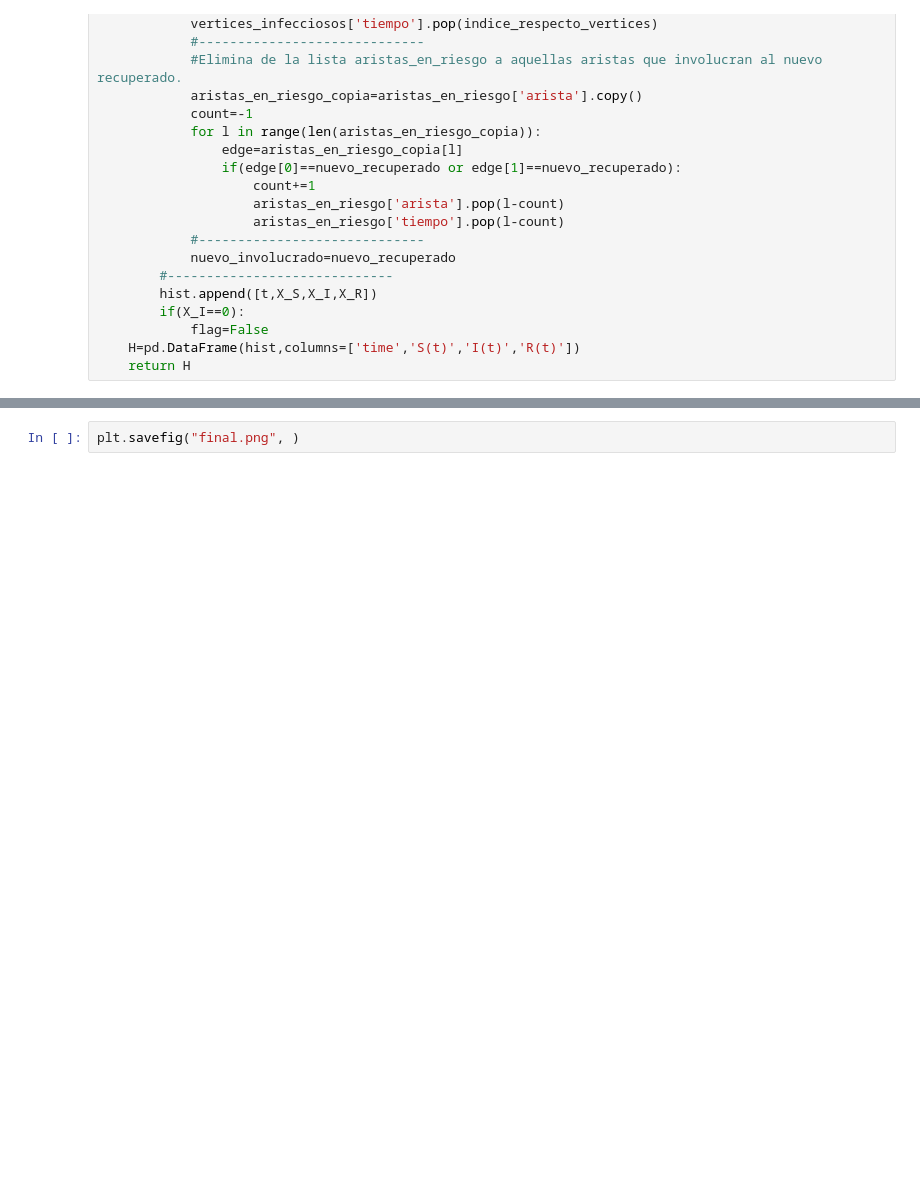
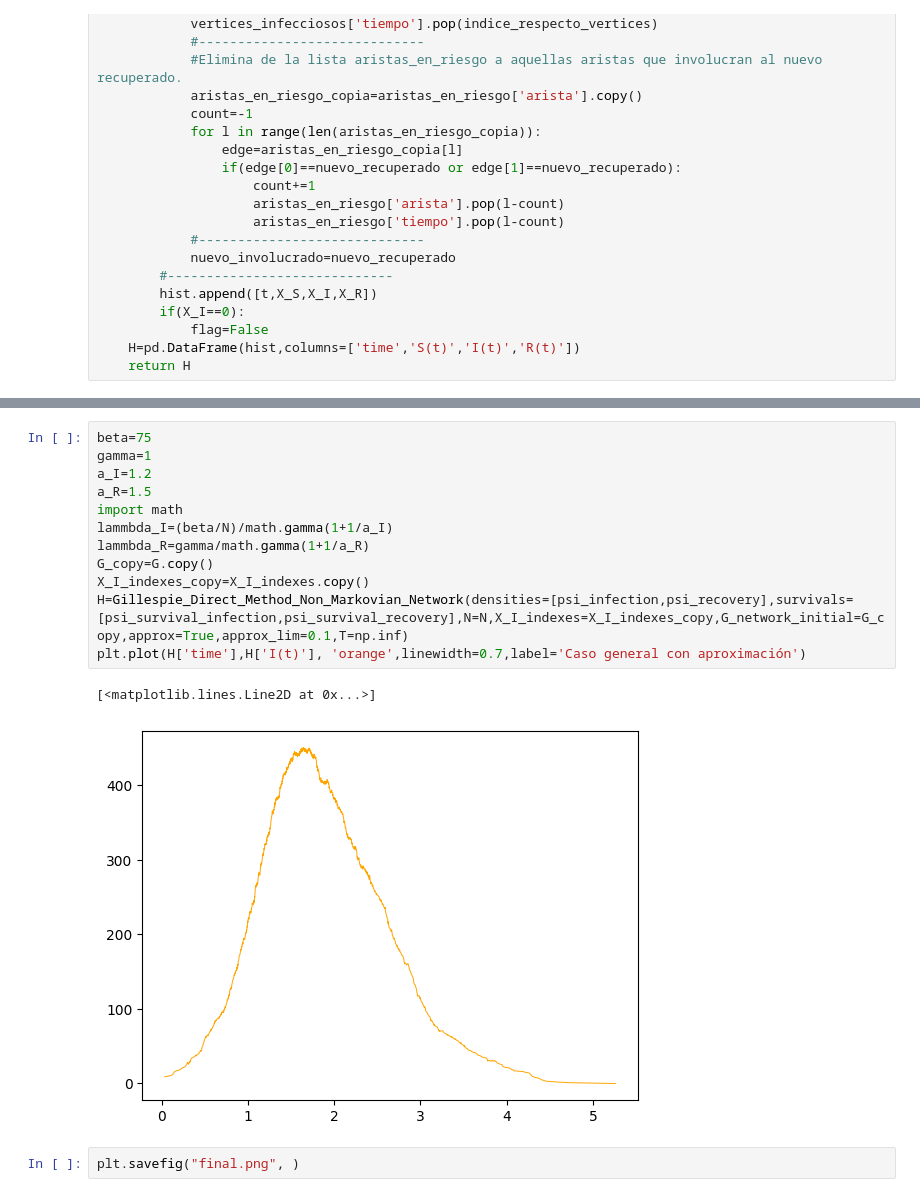
Before and after one commit to JairEsc/Mat_Apl_2, a Jupyter notebook: Gillespie_final_comparition.ipynb, the cells around one changed output, grey strips where cells are left out. Saved outputs shown, nothing was run; the diff lists cells and outputs as text; blank space fills up the shorter version.

```diff
--- a/Gillespie_final_comparition.ipynb
+++ b/Gillespie_final_comparition.ipynb
@@ -438,3 +424,18 @@ Error in Newton
+# %%
+beta=75
+gamma=1
+a_I=1.2
+a_R=1.5
+import math
+lammbda_I=(beta/N)/math.gamma(1+1/a_I)
+lammbda_R=gamma/math.gamma(1+1/a_R)
+G_copy=G.copy()
+X_I_indexes_copy=X_I_indexes.copy()
+H=Gillespie_Direct_Method_Non_Markovian_Network(densities=[psi_infection,psi_recovery],survivals=[psi_survival_infection,psi_survival_recovery],N=N,X_I_indexes=X_I_indexes_copy,G_network_initial=G_copy,approx=True,approx_lim=0.1,T=np.inf)
+plt.plot(H['time'],H['I(t)'], 'orange',linewidth=0.7,label='Caso general con aproximación')
+# %% [output]
+[<matplotlib.lines.Line2D at 0x...>]
+[figure, added]
 # %%
 plt.savefig("final.png", )
 # %% [output]
```
Also changed, not shown: parts of 4 cells of this notebook.
